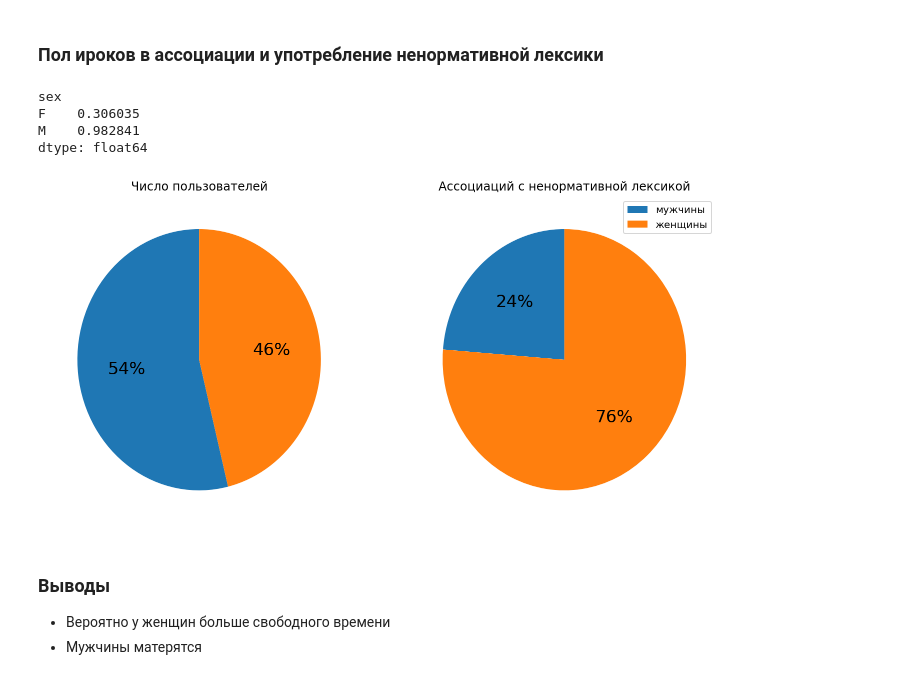
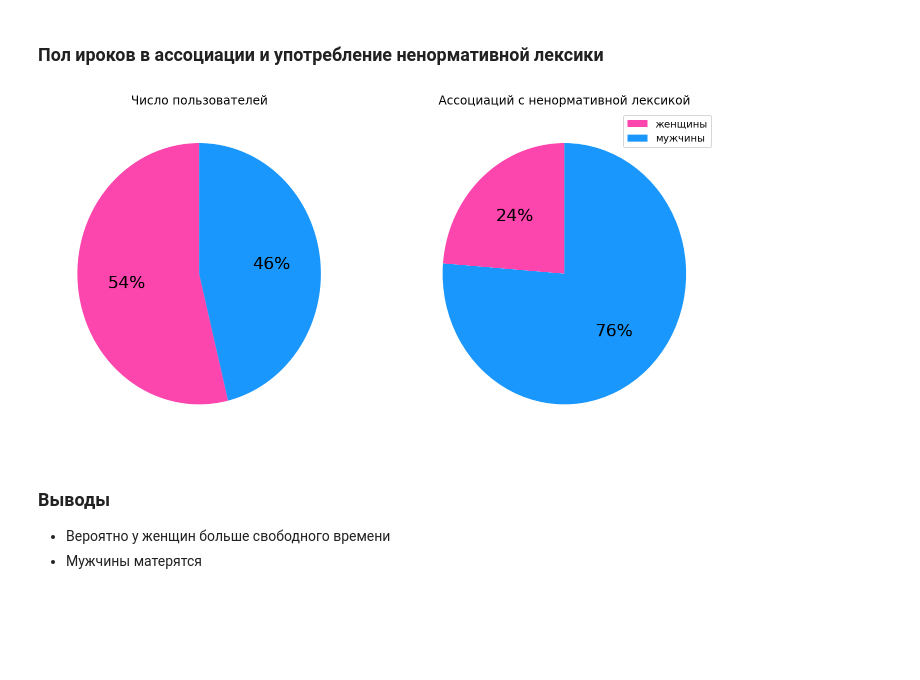
Before and after one commit to ur001/netology-ds, a Jupyter notebook: 1. Introduction to DS and ML/1.2. Data Visualization/homework/sociation_stat_vis.ipynb, the cells around one changed output. Cells and saved outputs as stored; diff of their text form; code cells hidden in the pictures; blank space fills up the shorter version.

```diff
--- a/1. Introduction to DS and ML/1.2. Data Visualization/homework/sociation_stat_vis.ipynb
+++ b/1. Introduction to DS and ML/1.2. Data Visualization/homework/sociation_stat_vis.ipynb
@@ -112,25 +112,21 @@ axes[1].set_title('Число пользователей');
 # %%
 # Общее число пользователей по полу
 users_count_by_sex = users.sex.value_counts()
 
 # Число ассоциаций с ненормативной лексикой / общее число ассоциаций
 # Сравниваем долю среди мужчин и женщин вместо абсолютных значений
 users_by_sex = users.groupby('sex').sum()
 abuse_by_sex = users_by_sex.abuse / users_by_sex.associations * 1000
 
 rcParams['figure.figsize'] = 12,6
 fig, axes = plt.subplots(nrows=1, ncols=2)
-common_attrs = dict(kind='pie', autopct='%1.0f%%', startangle=90, fontsize=17, label='', labels=['', ''])
+colors = ['#FC45AD', '#1A97FC']
+common_attrs = dict(kind='pie', autopct='%1.0f%%', startangle=90, fontsize=17, label='', labels=['', ''], colors=colors)
 users_count_by_sex.plot(ax=axes[0],  title='Число пользователей', **common_attrs)
-abuse_by_sex.plot(ax=axes[1], title='Ассоциаций с ненормативной лексикой', **common_attrs)
-axes[1].legend(['мужчины', 'женщины']);
-abuse_by_sex
+ax=abuse_by_sex.plot(ax=axes[1], title='Ассоциаций с ненормативной лексикой', **common_attrs)
+axes[1].legend(['женщины', 'мужчины']);
 # %% [output]
-sex
-F    0.306035
-M    0.982841
-dtype: float64
-[figure, old version]
+[figure, new version]
 # %% [markdown]
 ### Выводы
 
```
